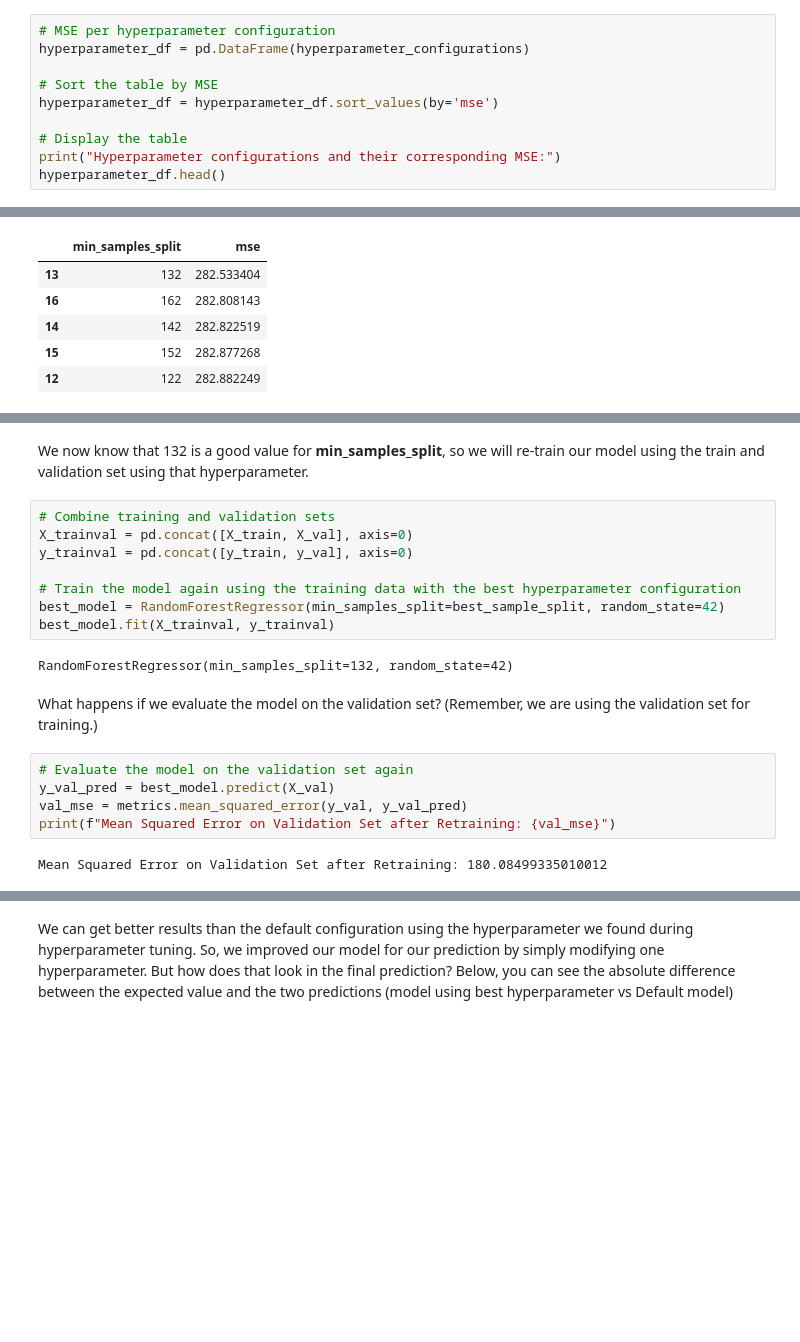
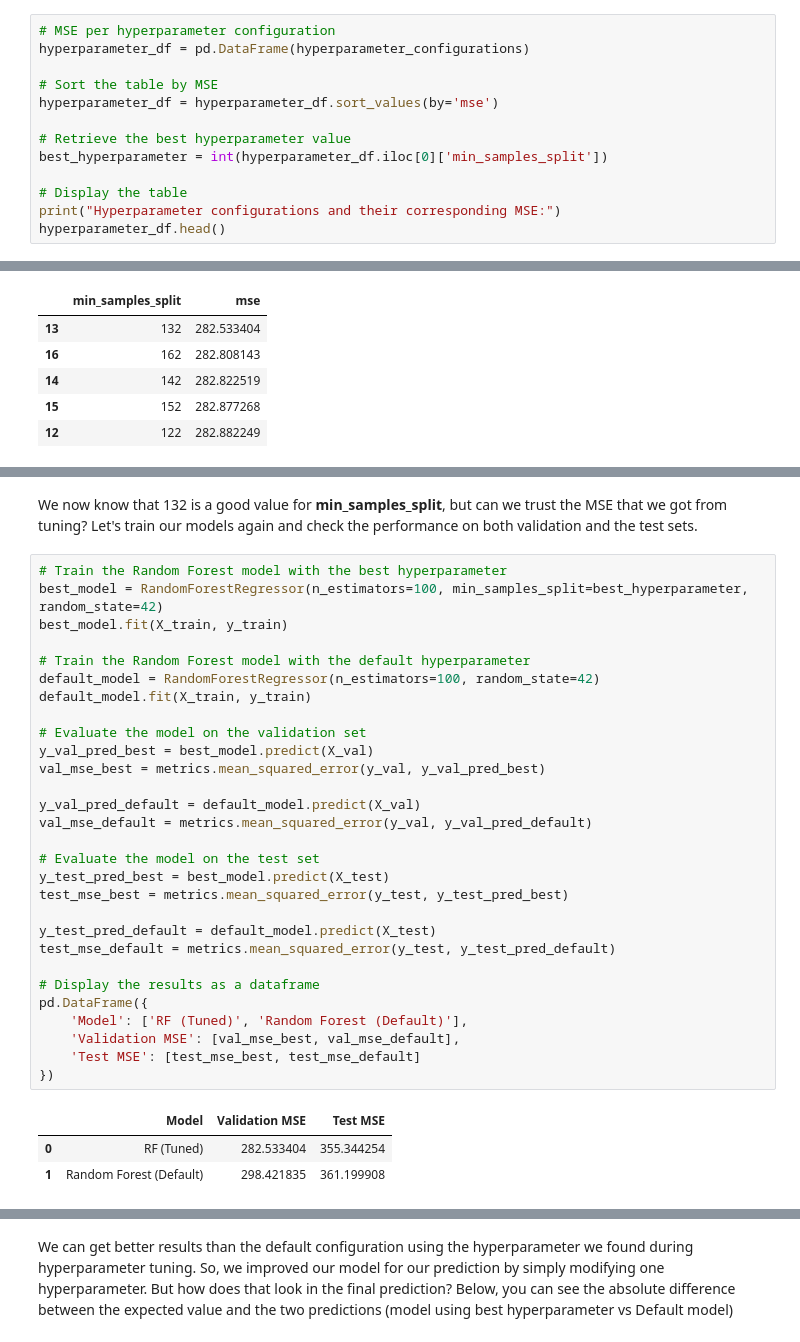
Before and after one commit to oriol-pomarol/codegeo_workshops, a Jupyter notebook: 5_hyperparameter_tuning.ipynb, the cells around one changed output, grey strips where cells are left out. Cells and saved outputs as stored; diff of their text form; blank space fills up the shorter version.

```diff
--- a/5_hyperparameter_tuning.ipynb
+++ b/5_hyperparameter_tuning.ipynb
@@ -143,6 +148,9 @@ hyperparameter_df = pd.DataFrame(hyperparameter_configurations)
 # Sort the table by MSE
 hyperparameter_df = hyperparameter_df.sort_values(by='mse')
 
+# Retrieve the best hyperparameter value
+best_hyperparameter = int(hyperparameter_df.iloc[0]['min_samples_split'])
+
 # Display the table
 print("Hyperparameter configurations and their corresponding MSE:")
 hyperparameter_df.head()
@@ -171,22 +169,36 @@ Best min_samples_split configuration:
-# %% [markdown]
-We now know that 132 is a good value for **min_samples_split**, so we will re-train our model using the train and validation set using that hyperparameter.
-# %%
-# Combine training and validation sets
-X_trainval = pd.concat([X_train, X_val], axis=0)
-y_trainval = pd.concat([y_train, y_val], axis=0)
-
-# Train the model again using the training data with the best hyperparameter configuration
-best_model = RandomForestRegressor(min_samples_split=best_sample_split, random_state=42)
-best_model.fit(X_trainval, y_trainval)
-# %% [output]
-RandomForestRegressor(min_samples_split=132, random_state=42)
-# %% [markdown]
-What happens if we evaluate the model on the validation set? (Remember, we are using the validation set for training.)
-# %%
-# Evaluate the model on the validation set again
-y_val_pred = best_model.predict(X_val)
-val_mse = metrics.mean_squared_error(y_val, y_val_pred)
-print(f"Mean Squared Error on Validation Set after Retraining: {val_mse}")
-# %% [output]
-Mean Squared Error on Validation Set after Retraining: 180.08499335010012
+# %% [markdown]
+We now know that 132 is a good value for **min_samples_split**, but can we trust the MSE that we got from tuning? Let's train our models again and check the performance on both validation and the test sets.
+# %%
+# Train the Random Forest model with the best hyperparameter
+best_model = RandomForestRegressor(n_estimators=100, min_samples_split=best_hyperparameter, random_state=42)
+best_model.fit(X_train, y_train)
+
+# Train the Random Forest model with the default hyperparameter
+default_model = RandomForestRegressor(n_estimators=100, random_state=42)
+default_model.fit(X_train, y_train)
+
+# Evaluate the model on the validation set
+y_val_pred_best = best_model.predict(X_val)
+val_mse_best = metrics.mean_squared_error(y_val, y_val_pred_best)
+
+y_val_pred_default = default_model.predict(X_val)
+val_mse_default = metrics.mean_squared_error(y_val, y_val_pred_default)
+
+# Evaluate the model on the test set
+y_test_pred_best = best_model.predict(X_test)
+test_mse_best = metrics.mean_squared_error(y_test, y_test_pred_best)
+
+y_test_pred_default = default_model.predict(X_test)
+test_mse_default = metrics.mean_squared_error(y_test, y_test_pred_default)
+
+# Display the results as a dataframe
+pd.DataFrame({
+    'Model': ['RF (Tuned)', 'Random Forest (Default)'],
+    'Validation MSE': [val_mse_best, val_mse_default],
+    'Test MSE': [test_mse_best, test_mse_default]
+})
+# %% [output]
+|  | Model | Validation MSE | Test MSE |
+| 0 | RF (Tuned) | 282.533404 | 355.344254 |
+| 1 | Random Forest (Default) | 298.421835 | 361.199908 |
 # %% [markdown]
```
Also changed, not shown: parts of 24 cells of this notebook.
